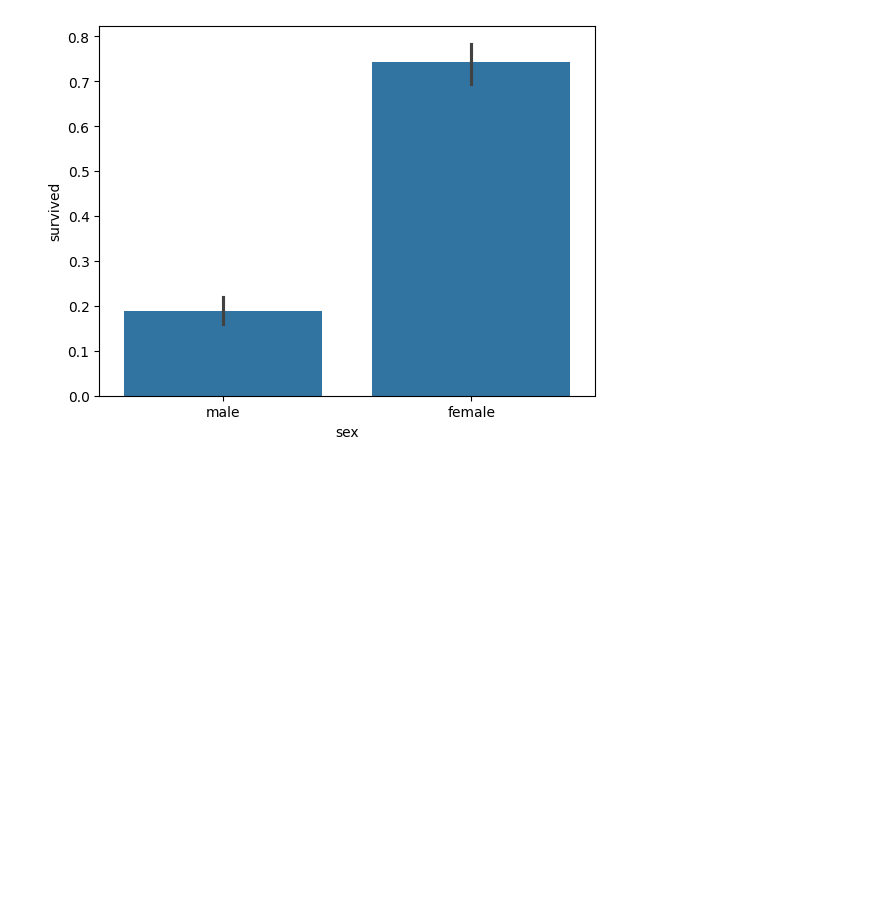
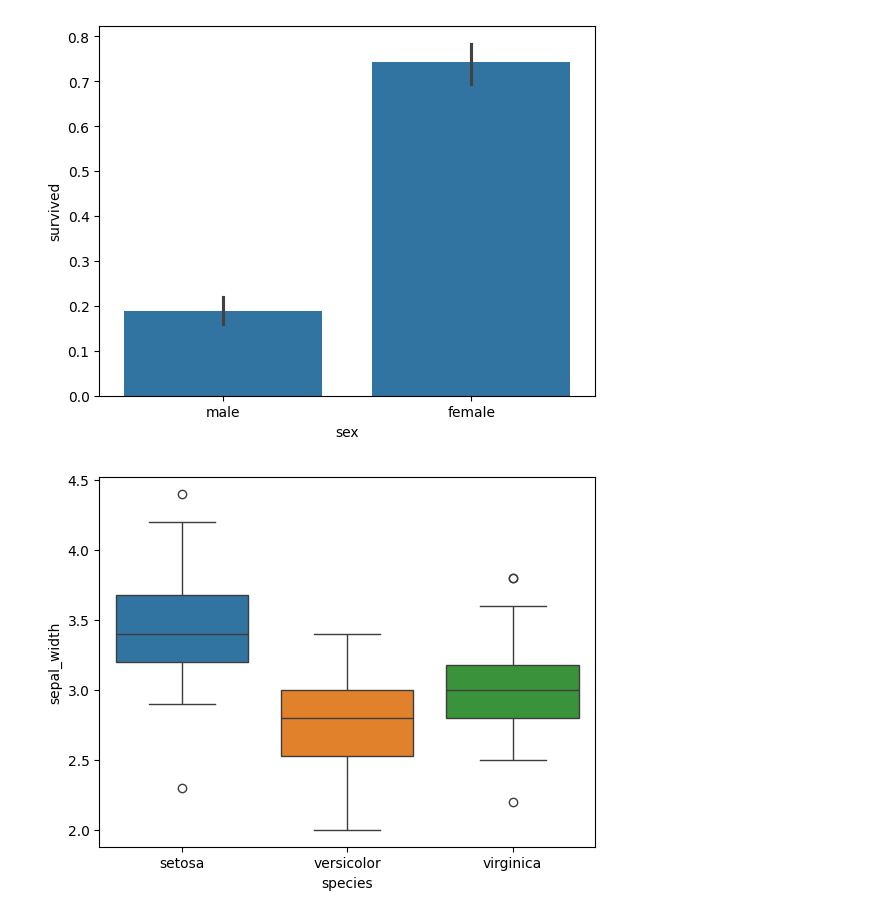
Before and after one commit to LeanGG-10/python, a Jupyter notebook: Medio/sprint1.ipynb, the cells around one changed output. Drawn from its saved outputs; the diff is of its cells as text; code cells hidden in the pictures; blank space fills up the shorter version.

```diff
--- a/Medio/sprint1.ipynb
+++ b/Medio/sprint1.ipynb
@@ -413,3 +421,10 @@ sb.barplot(data=titanic, x='sex', y='survived')
 plt.show()
 # %% [output]
 [figure]
+# %%
+#Diagramas de caja
+
+sb.boxplot(x='species', y='sepal_width', hue='species', data=iris)
+plt.show()
+# %% [output]
+[figure, added]
```
Also changed, not shown: parts of 21 cells of this notebook, 1 other file.
